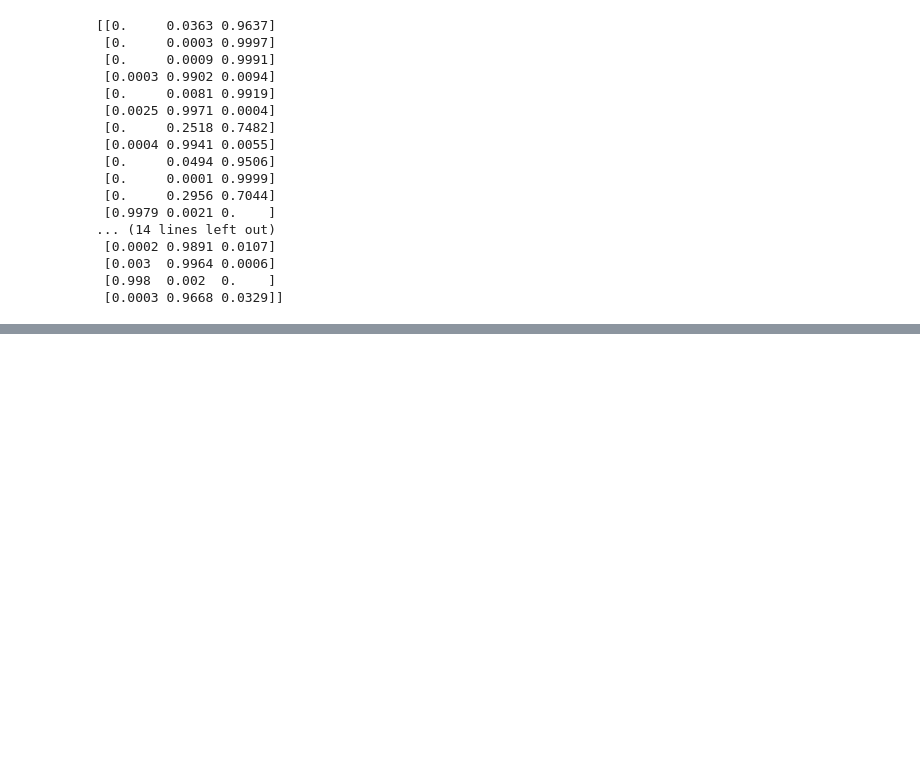
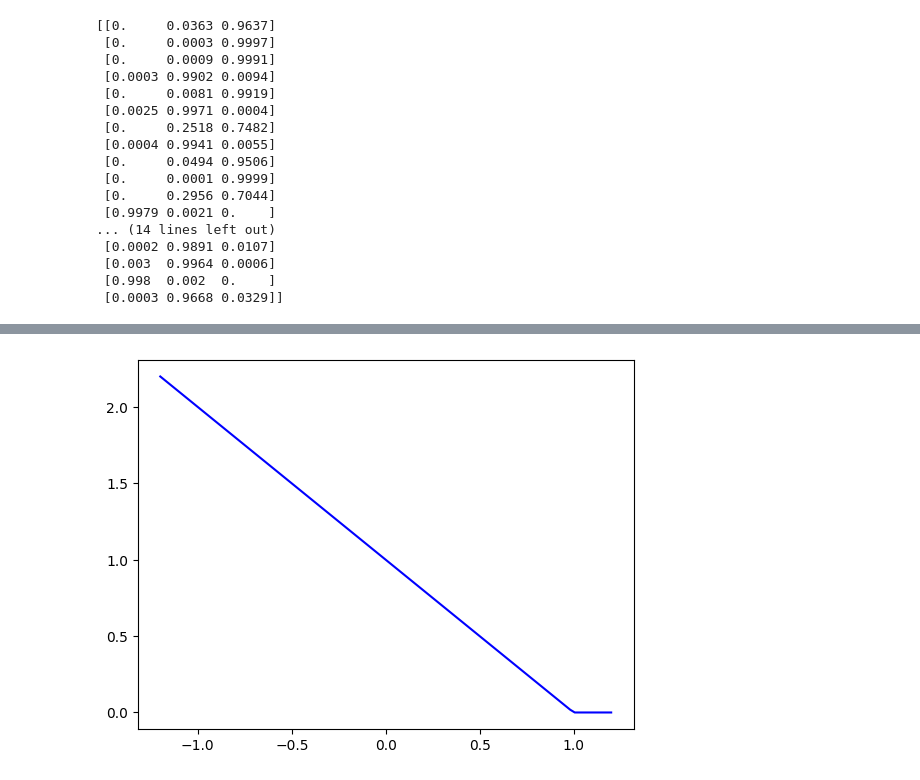
Before and after one commit to sj-fleming/PytorchTest, a Jupyter notebook: plots.ipynb, the cells around one changed output, grey strips where cells are left out. Drawn from its saved outputs; the diff is of its cells as text; code cells hidden in the pictures; blank space fills up the shorter version.

```diff
--- a/plots.ipynb
+++ b/plots.ipynb
@@ -317,0 +274,11 @@ print(rounded)
+# %%
+def hinge(r, y):
+    return np.max([0, 1 - r * y])
+
+x = np.linspace(-1.2, 1.2, 100)
+vert = [hinge(r, 1) for r in x]
+
+plt.plot(x, vert, label='Hinge Loss for y=1', color='blue')
+plt.show()
+# %% [output]
+[figure, added]
```
Also changed, not shown: parts of 11 cells of this notebook, 1 other file.
